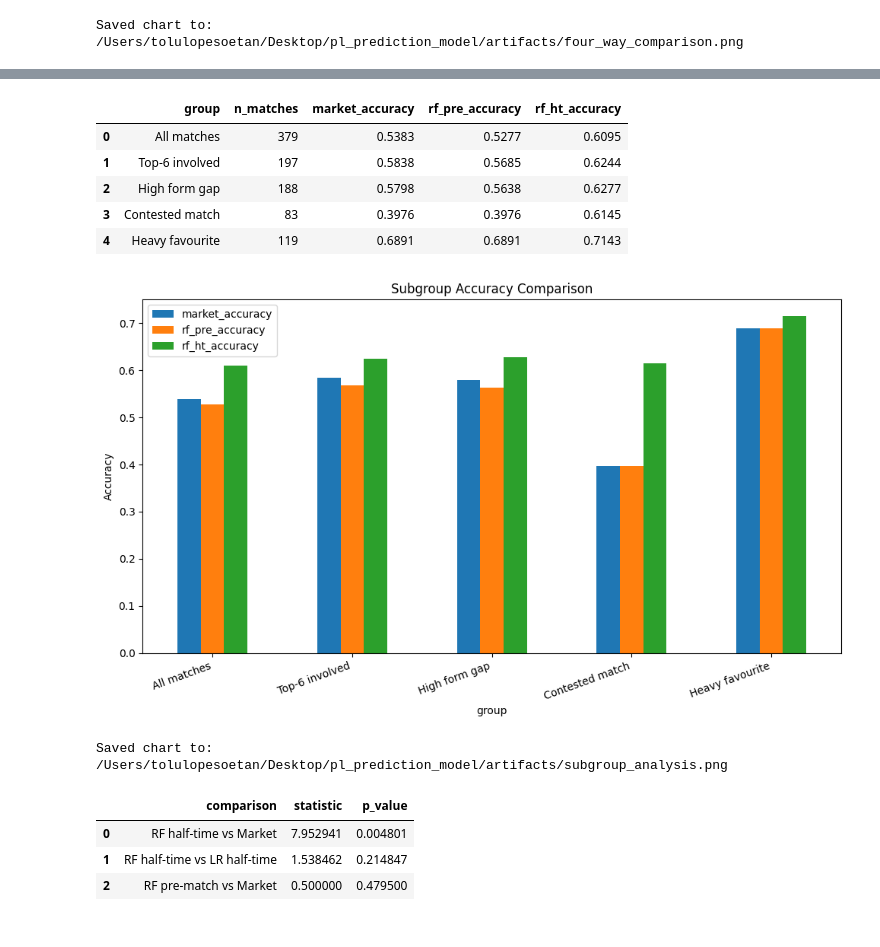
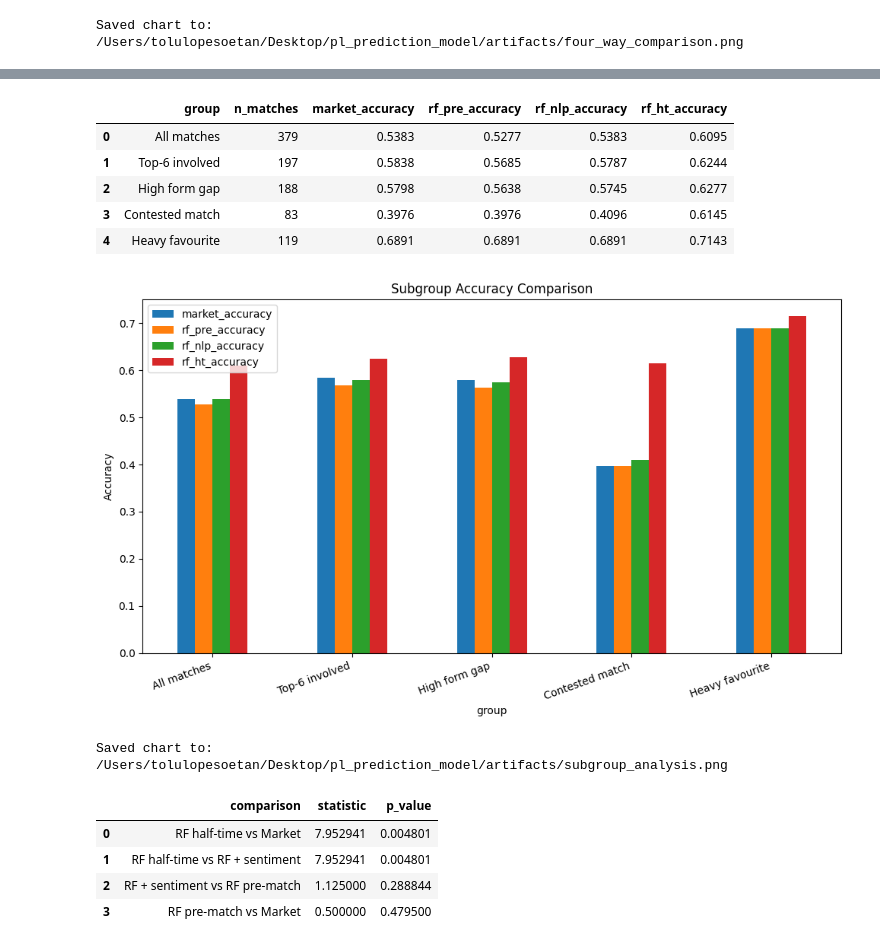
Before and after one commit to tolulopesoetan/pl_prediction_model, a Jupyter notebook: notebooks/03_evaluation_and_results.ipynb, the cells around one changed output, grey strips where cells are left out. Drawn from its saved outputs; the diff is of its cells as text; code cells hidden in the pictures.

```diff
--- a/notebooks/03_evaluation_and_results.ipynb
+++ b/notebooks/03_evaluation_and_results.ipynb
@@ -288,6 +304,7 @@ for group_name, mask in groups.items():
             "n_matches": int(mask.sum()),
             "market_accuracy": accuracy_score(y_true[mask], market_pred[mask]),
             "rf_pre_accuracy": accuracy_score(y_true[mask], test_predictions.loc[mask, "rf_pre_pred"]),
+            "rf_nlp_accuracy": accuracy_score(y_true[mask], test_predictions.loc[mask, "rf_nlp_pred"]),
             "rf_ht_accuracy": accuracy_score(y_true[mask], test_predictions.loc[mask, "rf_ht_pred"]),
         }
     )
@@ -295,28 +312,28 @@ for group_name, mask in groups.items():
 subgroup_results = pd.DataFrame(subgroup_rows)
 subgroup_results.round(4)
 # %% [output]
-|  | group | n_matches | market_accuracy | rf_pre_accuracy | rf_ht_accuracy |
-| 0 | All matches | 379 | 0.5383 | 0.5277 | 0.6095 |
-| 1 | Top-6 involved | 197 | 0.5838 | 0.5685 | 0.6244 |
-| 2 | High form gap | 188 | 0.5798 | 0.5638 | 0.6277 |
-| 3 | Contested match | 83 | 0.3976 | 0.3976 | 0.6145 |
-| 4 | Heavy favourite | 119 | 0.6891 | 0.6891 | 0.7143 |
+|  | group | n_matches | market_accuracy | rf_pre_accuracy | rf_nlp_accuracy | rf_ht_accuracy |
+| 0 | All matches | 379 | 0.5383 | 0.5277 | 0.5383 | 0.6095 |
+| 1 | Top-6 involved | 197 | 0.5838 | 0.5685 | 0.5787 | 0.6244 |
+| 2 | High form gap | 188 | 0.5798 | 0.5638 | 0.5745 | 0.6277 |
+| 3 | Contested match | 83 | 0.3976 | 0.3976 | 0.4096 | 0.6145 |
+| 4 | Heavy favourite | 119 | 0.6891 | 0.6891 | 0.6891 | 0.7143 |
 # %%
-plot_sub = subgroup_results.set_index("group")[["market_accuracy", "rf_pre_accuracy", "rf_ht_accuracy"]]
+plot_sub = subgroup_results.set_index("group")[["market_accuracy", "rf_pre_accuracy", "rf_nlp_accuracy", "rf_ht_accuracy"]]
 
 plot_sub.plot(kind="bar", figsize=(10, 6))
 plt.ylabel("Accuracy")
 plt.title("Subgroup Accuracy Comparison")
 plt.xticks(rotation=20, ha="right")
 plt.tight_layout()
 
 subgroup_path = ARTIFACTS_DIR / "subgroup_analysis.png"
 plt.savefig(subgroup_path, dpi=200, bbox_inches="tight")
 plt.show()
 
 print(f"Saved chart to: {subgroup_path}")
 # %% [output]
-[figure, old version]
+[figure, new version]
 Saved chart to: /Users/tolulopesoetan/Desktop/pl_prediction_model/artifacts/subgroup_analysis.png
 # %%
 # McNemar tests
@@ -341,9 +358,13 @@ comparisons = {
         test_predictions["rf_ht_pred"].values,
         market_pred,
     ),
-    "RF half-time vs LR half-time": (
+    "RF half-time vs RF + sentiment": (
         test_predictions["rf_ht_pred"].values,
-        test_predictions["lr_ht_pred"].values,
+        test_predictions["rf_nlp_pred"].values,
+    ),
+    "RF + sentiment vs RF pre-match": (
+        test_predictions["rf_nlp_pred"].values,
+        test_predictions["rf_pre_pred"].values,
     ),
     "RF pre-match vs Market": (
         test_predictions["rf_pre_pred"].values,
@@ -370,8 +391,9 @@ mcnemar_results
 # %% [output]
 |  | comparison | statistic | p_value |
 | 0 | RF half-time vs Market | 7.952941 | 0.004801 |
-| 1 | RF half-time vs LR half-time | 1.538462 | 0.214847 |
-| 2 | RF pre-match vs Market | 0.500000 | 0.479500 |
+| 1 | RF half-time vs RF + sentiment | 7.952941 | 0.004801 |
+| 2 | RF + sentiment vs RF pre-match | 1.125000 | 0.288844 |
+| 3 | RF pre-match vs Market | 0.500000 | 0.479500 |
 # %%
 # final observations
 
```
Also changed, not shown: parts of 6 cells of this notebook, 3 other files.
